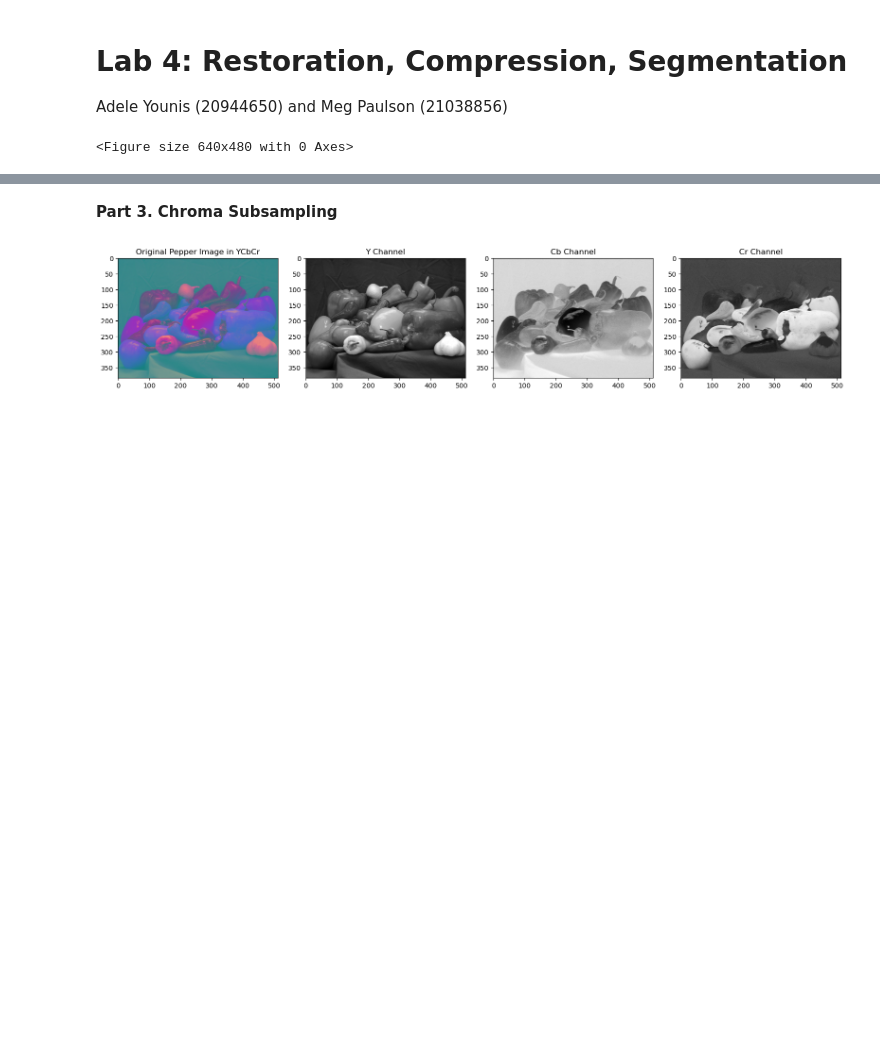
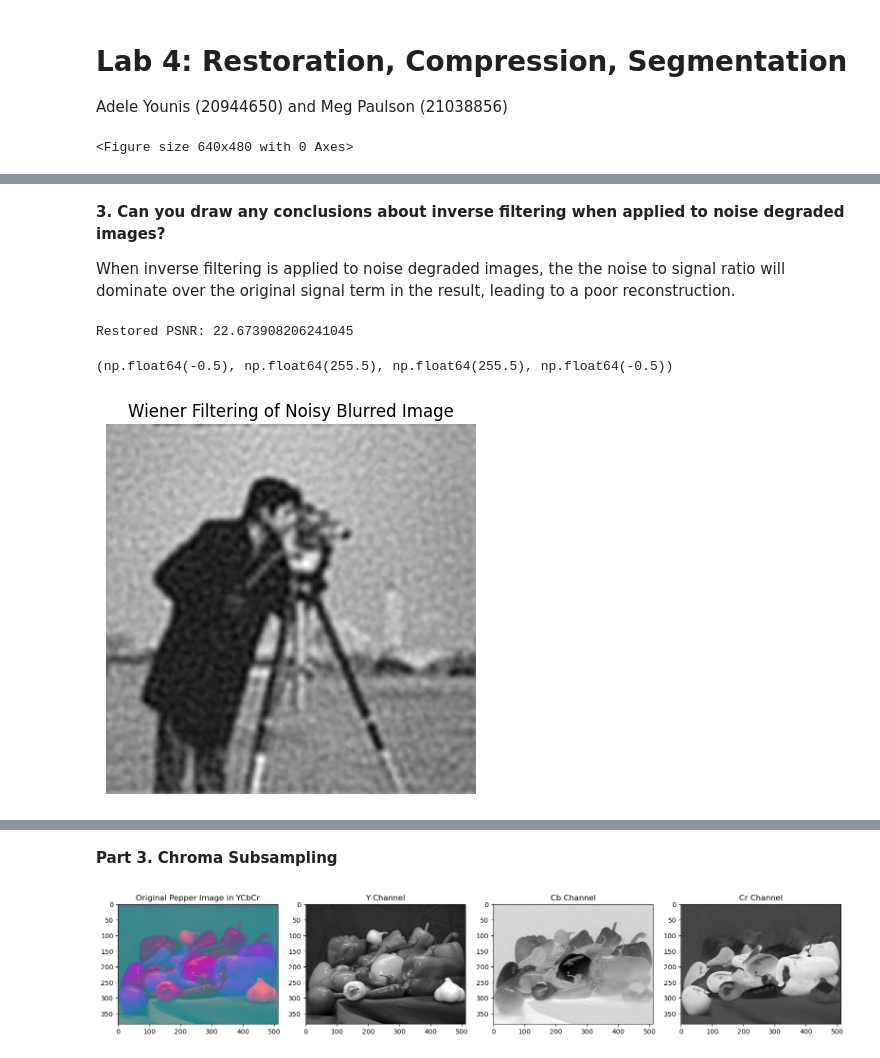
Before and after one commit to adeleyounis/SYDE575, a Jupyter notebook: Lab 4/lab4template.ipynb, the cells around one changed output, grey strips where cells are left out. Drawn from its saved outputs; the diff is of its cells as text; code cells hidden in the pictures; blank space fills up the shorter version.

```diff
--- a/Lab 4/lab4template.ipynb
+++ b/Lab 4/lab4template.ipynb
@@ -30,0 +97,19 @@ I = imread('degraded.tif').astype(np.float64)/255
+# %% [markdown]
+**3. Can you draw any conclusions about inverse filtering when applied to noise degraded images?**
+
+When inverse filtering is applied to noise degraded images, the the noise to signal ratio will dominate over the original signal term in the result, leading to a poor reconstruction.
+# %%
+# using 0.0625, as this is approximately the inverse of the original image PSNR
+f_wiener = restoration.wiener(f_noisy, np.fft.fftshift(h), 0.0625 )
+
+psnr = PSNR(f, f_wiener)
+print("Restored PSNR:", psnr)
+
+plt.figure()
+plt.imshow(f_wiener, cmap='gray')
+plt.title('Wiener Filtering of Noisy Blurred Image')
+plt.axis('off')
+# %% [output]
+Restored PSNR: 22.673908206241045
+(np.float64(-0.5), np.float64(255.5), np.float64(255.5), np.float64(-0.5))
+[figure, added]
```
Also changed, not shown: parts of 13 cells of this notebook.
